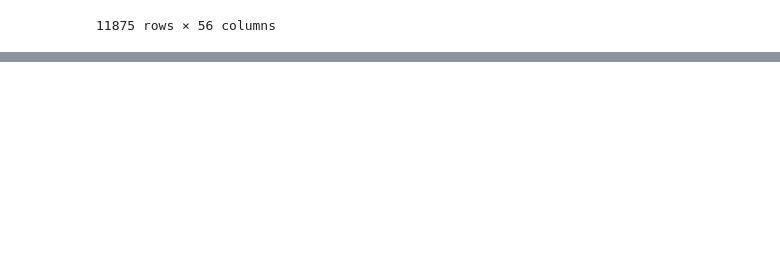
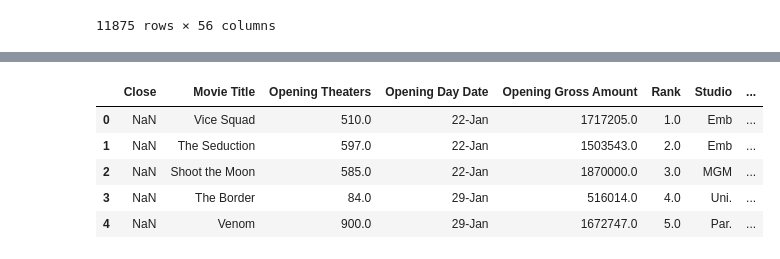
Before and after one commit to SMahashraya/BoxOfficeHits, a Jupyter notebook: data cleaning/Movie Data Cleaning Automated.ipynb, the cells around one changed output, grey strips where cells are left out. Drawn from its saved outputs; the diff is of its cells as text; code cells hidden in the pictures; blank space fills up the shorter version.

```diff
--- a/data cleaning/Movie Data Cleaning Automated.ipynb
+++ b/data cleaning/Movie Data Cleaning Automated.ipynb
@@ -185,0 +500,4 @@ movie_data
+# %%
+movie_data_updated = pd.read_csv("Movie_Data_Updated.csv")
+movie_data_updated = movie_data_updated.drop('Unnamed: 0', axis=1)
+movie_data_updated
@@ -185,0 +558,23 @@ movie_data
+# %%
+
+
+def RottenTomatoesScore(colVal):
+    dictRot=literal_eval(colVal)
+    if len(dictRot)<1:
+        return float('nan')
+
+    try:
+        value = dictRot[1]
+    except IndexError:
+         return float("nan")
+
+    if value["Source"] == 'Rotten Tomatoes':
+         return float(value['Value'].replace("%",""))
+    else:
+        return float('nan')
+
+
+
+movie_data_updated["Rotten Tomatoes Score"] = movie_data_updated["Ratings"].apply(RottenTomatoesScore )
+
+movie_data_updated.head()
@@ -185,0 +588,9 @@ movie_data
+# %%
+movie_data_updated=movie_data_updated.rename(columns={"Runtime":'Runtime in Min', "Open":"Opening Day Date",
+ "O Theaters":"Opening Theaters", "Opening":"Opening Gross Amount", "TG Theaters":"Total Theaters"})
+
+movie_data_updated["Rank"]=movie_data_updated["Rank"].astype(float)
+movie_data_updated["Total Gross"]=movie_data_updated["Total Gross"].replace({'\$': '',',': ''}, regex=True).astype(float)
+movie_data_updated["Opening Gross Amount"]=movie_data_updated["Opening Gross Amount"].replace({'\$': '',',': ''}, regex=True).astype(float)
+movie_data_updated["imdbVotes"]=movie_data_updated["imdbVotes"].replace({'\$': '',',': ''}, regex=True).astype(float)
+movie_data_updated["Runtime in Min"]=movie_data_updated["Runtime in Min"].str.rstrip(" min").astype(float)
@@ -185,0 +617,16 @@ movie_data
+# %%
+def scale(var):
+    return (10 - 1) / (var.max() - var.min()) * (var - var.max()) + 10
+
+movie_data_updated["Metascore"] = scale(movie_data_updated["Metascore"])
+movie_data_updated["imdbRating"] = scale(movie_data_updated["imdbRating"])
+movie_data_updated["Rotten Tomatoes Score"] = scale(movie_data_updated["Rotten Tomatoes Score"])
+
+movie_data_updated.head()
+# %% [output]
+|  | Close | Movie Title | Opening Theaters | Opening Day Date | Opening Gross Amount | Rank | Studio | ... |
+| 0 | NaN | Vice Squad | 510.0 | 22-Jan | 1717205.0 | 1.0 | Emb | ... |
+| 1 | NaN | The Seduction | 597.0 | 22-Jan | 1503543.0 | 2.0 | Emb | ... |
+| 2 | NaN | Shoot the Moon | 585.0 | 22-Jan | 1870000.0 | 3.0 | MGM | ... |
+| 3 | NaN | The Border | 84.0 | 29-Jan | 516014.0 | 4.0 | Uni. | ... |
+| 4 | NaN | Venom | 900.0 | 29-Jan | 1672747.0 | 5.0 | Par. | ... |
```
Also changed, not shown: parts of 25 cells of this notebook, 1 other file.
